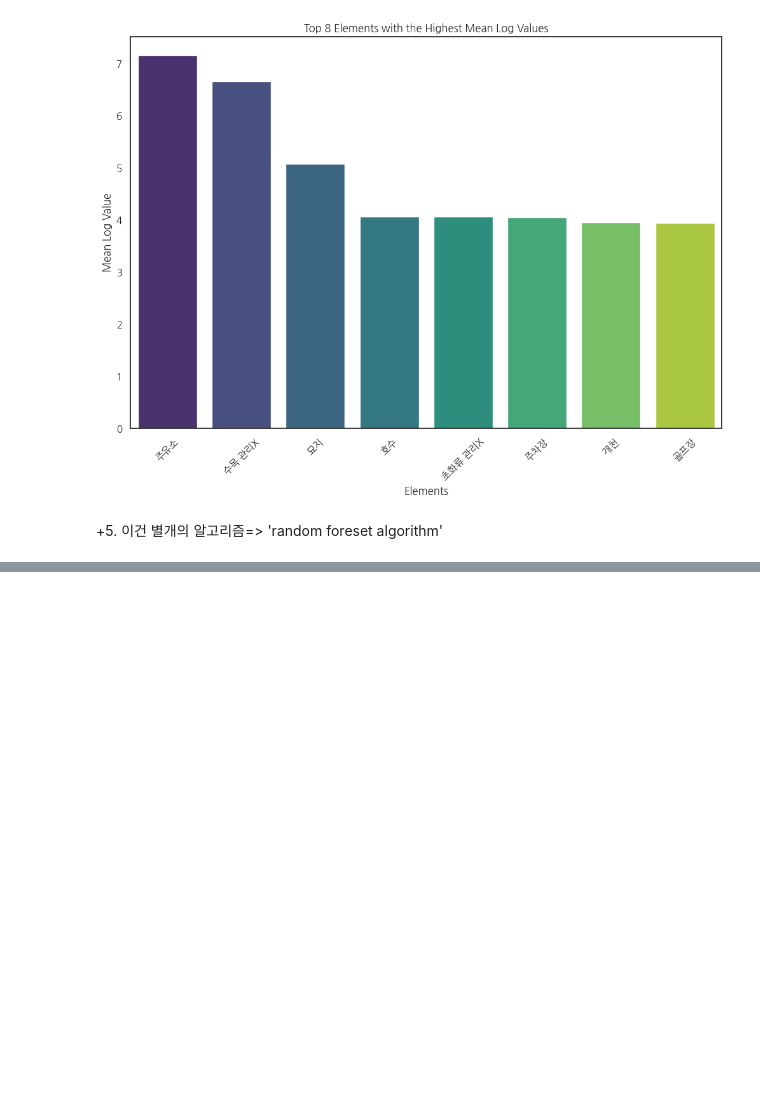
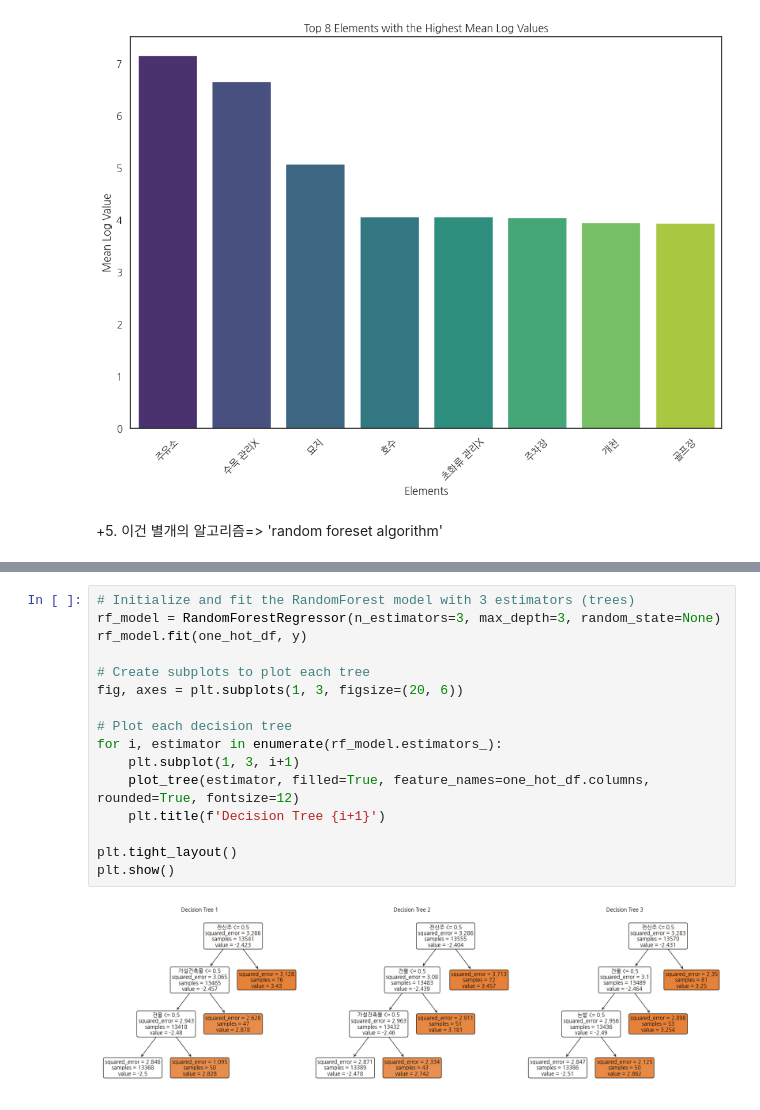
Before and after one commit to cuziam/Forest-fire-factor-analysis, a Jupyter notebook: fire_over_5ha.ipynb, the cells around one changed output, grey strips where cells are left out. Saved outputs shown, nothing was run; the diff lists cells and outputs as text; blank space fills up the shorter version.

```diff
--- a/fire_over_5ha.ipynb
+++ b/fire_over_5ha.ipynb
@@ -202,0 +232,18 @@ plt.show()
+# %%
+# Initialize and fit the RandomForest model with 3 estimators (trees)
+rf_model = RandomForestRegressor(n_estimators=3, max_depth=3, random_state=None)
+rf_model.fit(one_hot_df, y)
+
+# Create subplots to plot each tree
+fig, axes = plt.subplots(1, 3, figsize=(20, 6))
+
+# Plot each decision tree
+for i, estimator in enumerate(rf_model.estimators_):
+    plt.subplot(1, 3, i+1)
+    plot_tree(estimator, filled=True, feature_names=one_hot_df.columns, rounded=True, fontsize=12)
+    plt.title(f'Decision Tree {i+1}')
+
+plt.tight_layout()
+plt.show()
+# %% [output]
+[figure, added]
```
Also changed, not shown: parts of 5 cells of this notebook.
